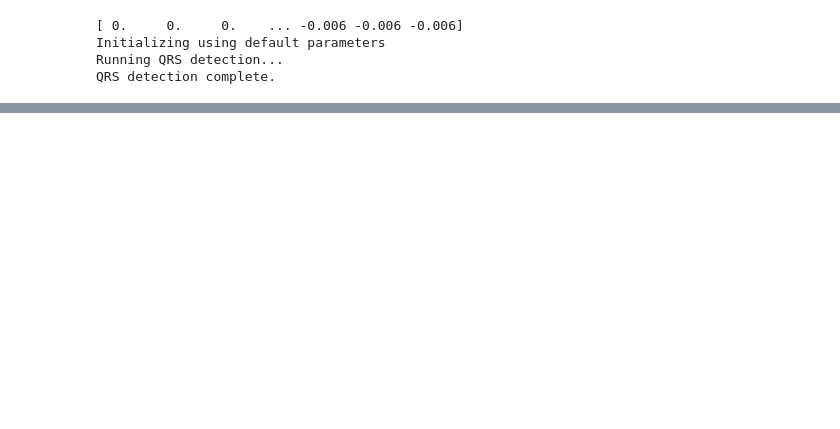
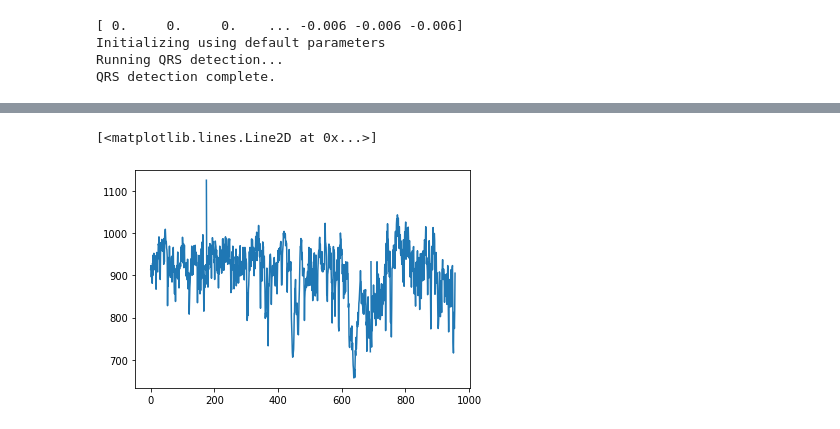
Before and after one commit to tabineko/stress-analysis, a Jupyter notebook: src/ECG_HRV.ipynb, the cells around one changed output, grey strips where cells are left out. Cells and saved outputs as stored; diff of their text form; code cells hidden in the pictures; blank space fills up the shorter version.

```diff
--- a/src/ECG_HRV.ipynb
+++ b/src/ECG_HRV.ipynb
@@ -80,0 +111,5 @@ s = csv_to_signal(filepath)
+# %%
+plt.plot(nn_intervals_list)
+# %% [output]
+[<matplotlib.lines.Line2D at 0x...>]
+[figure, added]
```
Also changed, not shown: parts of 11 cells of this notebook.
